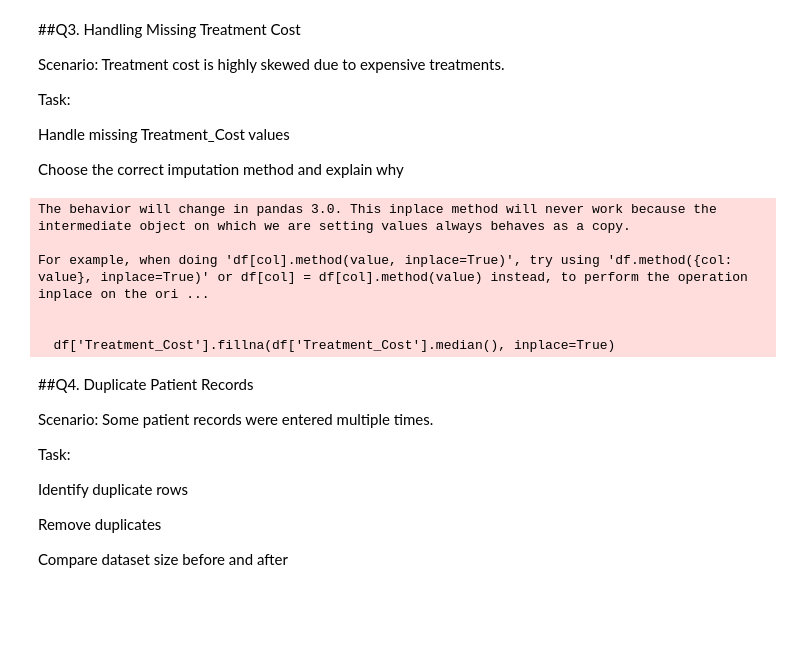
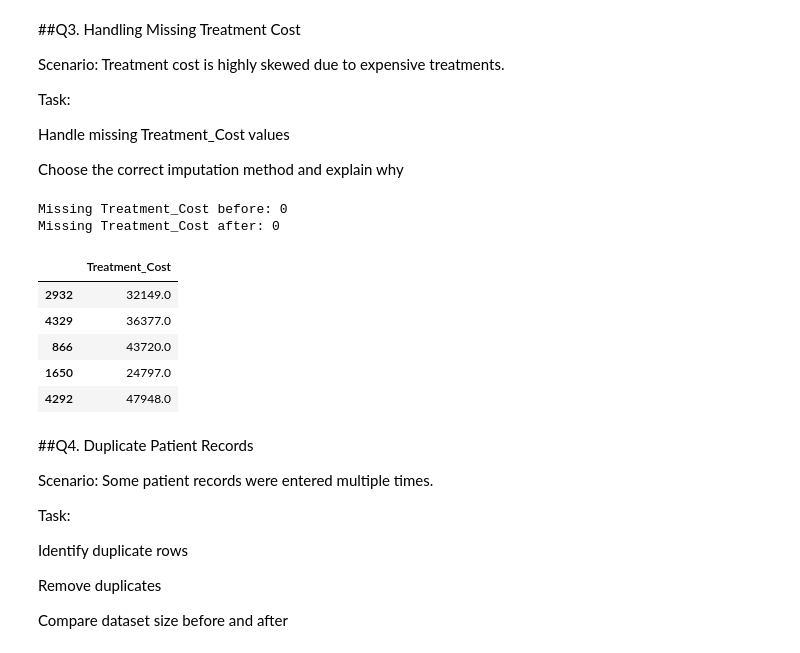
Before and after one commit to gaurav-0022/Assignment-1, a Jupyter notebook: Data_Cleaning_Assignment.ipynb, the cells around one changed output. Drawn from its saved outputs; the diff is of its cells as text; code cells hidden in the pictures; blank space fills up the shorter version.

```diff
--- a/Data_Cleaning_Assignment.ipynb
+++ b/Data_Cleaning_Assignment.ipynb
@@ -89,19 +97,27 @@ Task:
 Handle missing Treatment_Cost values
 
 Choose the correct imputation method and explain why
-# %%
-# Check skewness
-df['Treatment_Cost'].skew()
-
-# Fill with median
-df['Treatment_Cost'].fillna(df['Treatment_Cost'].median(), inplace=True)
-# %% [output]
-The behavior will change in pandas 3.0. This inplace method will never work because the intermediate object on which we are setting values always behaves as a copy.
-
-For example, when doing 'df[col].method(value, inplace=True)', try using 'df.method({col: value}, inplace=True)' or df[col] = df[col].method(value) instead, to perform the operation inplace on the ori ...
-
-
-  df['Treatment_Cost'].fillna(df['Treatment_Cost'].median(), inplace=True)
+# %%
+# Check missing before
+print("Missing Treatment_Cost before:", df['Treatment_Cost'].isnull().sum())
+
+# Fill with median (best for skewed data)
+df['Treatment_Cost'] = df['Treatment_Cost'].fillna(df['Treatment_Cost'].median())
+
+# Check missing after
+print("Missing Treatment_Cost after:", df['Treatment_Cost'].isnull().sum())
+
+# Show sample
+df[['Treatment_Cost']].head()
+# %% [output]
+Missing Treatment_Cost before: 0
+Missing Treatment_Cost after: 0
+|  | Treatment_Cost |
+| 2932 | 32149.0 |
+| 4329 | 36377.0 |
+| 866 | 43720.0 |
+| 1650 | 24797.0 |
+| 4292 | 47948.0 |
 # %% [markdown]
 ##Q4. Duplicate Patient Records
 
```
Also changed, not shown: parts of 3 cells of this notebook.
